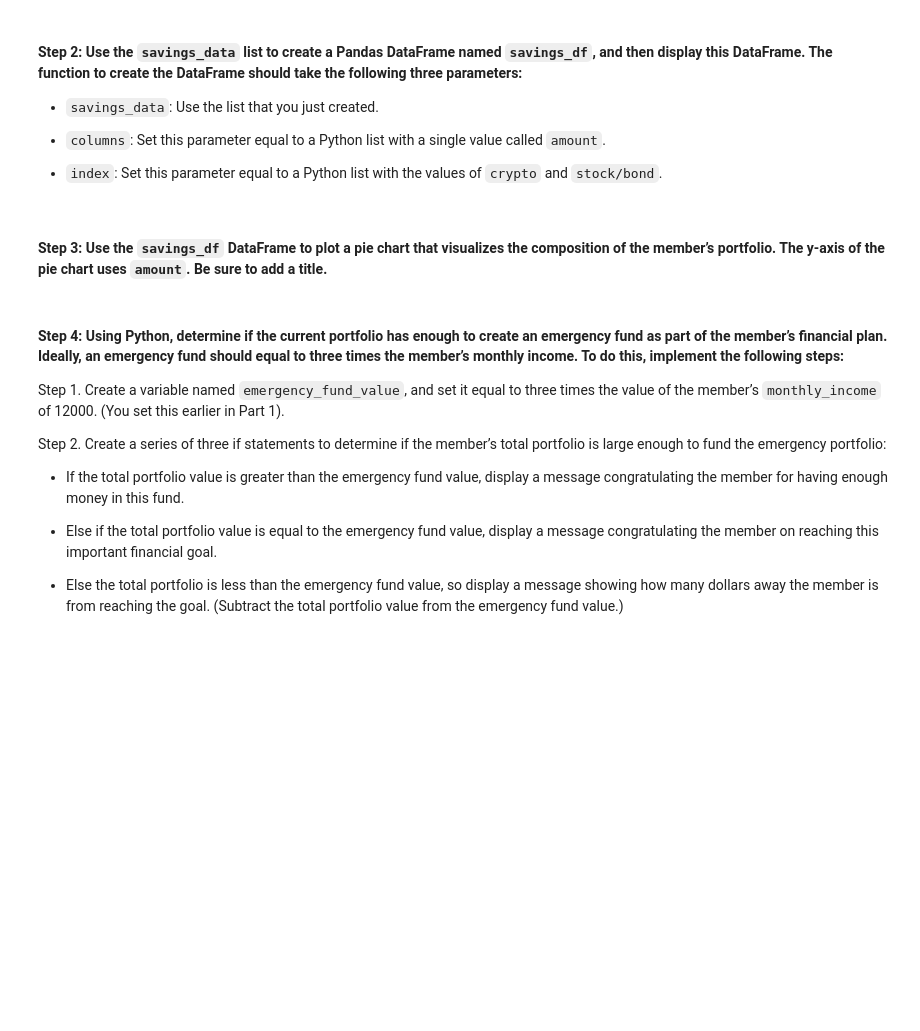
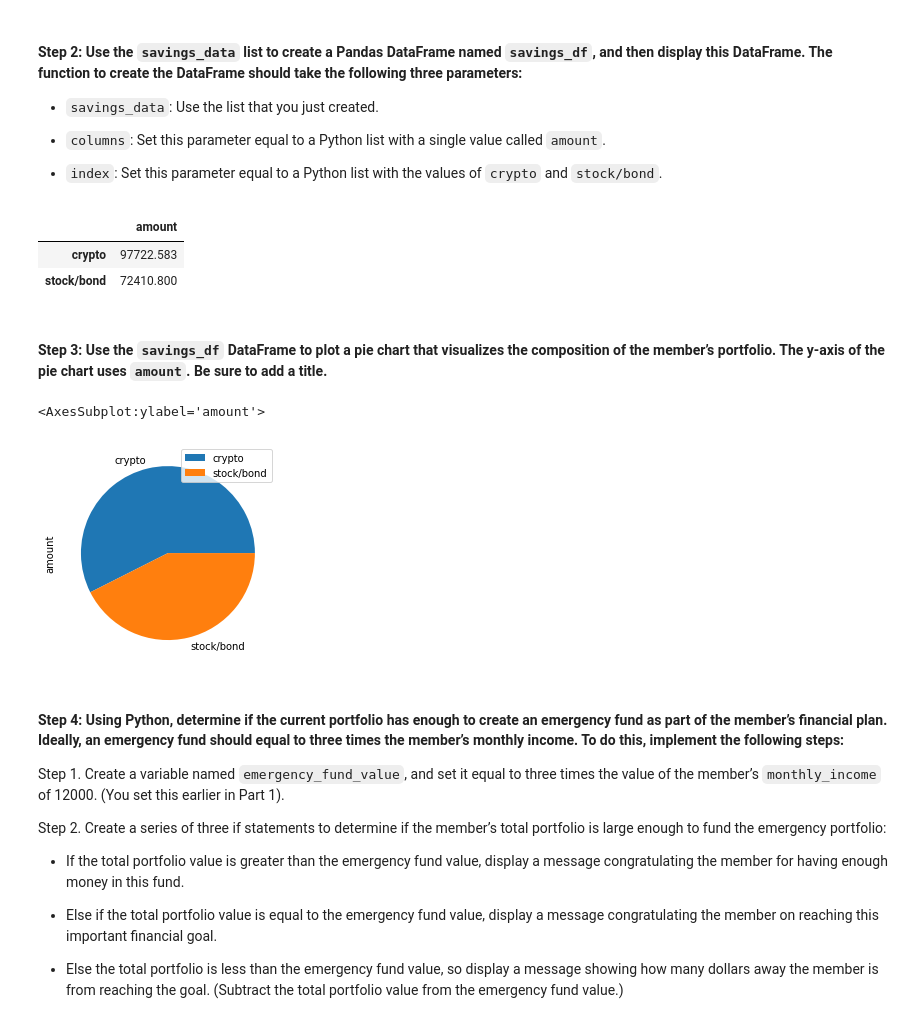
Before and after one commit to phodsman/Credit-Union-Member-Financial-Planner, a Jupyter notebook: financial_planning_tools.ipynb, the cells around one changed output. Saved outputs shown, nothing was run; the diff lists cells and outputs as text; code cells hidden in the pictures; blank space fills up the shorter version.

Commit message:
implemented calculation of total stock and bond portfolio, total value of portfolio, data frame for portfolio, and pie chart illustrating composition of portfolio

```diff
--- a/financial_planning_tools.ipynb
+++ b/financial_planning_tools.ipynb
@@ -229,6 +233,6 @@ agg_value = # YOUR CODE HERE
 # %%
 # Calculate the current value of the stock portion of the portfolio
-spy_value = # YOUR CODE HERE
+spy_value = spy_shares * spy_close_price
 
 # Print the current value of the stock portfolio
-# YOUR CODE HERE
+print(spy_value)
@@ -235,6 +241,6 @@ spy_value = # YOUR CODE HERE
 # %%
 # Calculate the total value of the stock and bond portion of the portfolio
-total_stocks_bonds = # YOUR CODE HERE
+total_stocks_bonds = agg_value + spy_value
 
 # Print the current balance of the stock and bond portion of the portfolio
-# YOUR CODE HERE
+print(total_stocks_bonds)
@@ -277,7 +287,7 @@ In this section, you’ll use the valuations for the cryptocurrency wallet and f
 #### Step 1: Create a Python list named `savings_data` that has two elements. The first element contains the total value of the cryptocurrency wallet. The second element contains the total value of the stock and bond portions of the portfolio.
 # %%
 # Consolidate financial assets data into a Python list
-# YOUR CODE HERE
+savings_data = [total_crypto_wallet, total_stocks_bonds]
 
 # Review the Python list savings_data
-# YOUR CODE HERE
+print(savings_data)
@@ -291,15 +303,22 @@ In this section, you’ll use the valuations for the cryptocurrency wallet and f
 - `index`: Set this parameter equal to a Python list with the values of `crypto` and `stock/bond`.
 # %%
 # Create a Pandas DataFrame called savings_df
-# YOUR CODE HERE
+savings_df = pd.DataFrame(savings_data, columns=["amount"], index=["crypto", "stock/bond"])
 
 # Display the savings_df DataFrame
-# YOUR CODE HERE
+display(savings_df)
+# %% [output]
+|  | amount |
+| crypto | 97722.583 |
+| stock/bond | 72410.800 |
 # %% [markdown]
 #### Step 3: Use the `savings_df` DataFrame to plot a pie chart that visualizes the composition of the member’s portfolio. The y-axis of the pie chart uses `amount`. Be sure to add a title.
 # %%
 # Plot the total value of the member's portfolio (crypto and stock/bond) in a pie chart
-# YOUR CODE HERE
+savings_df.plot(kind="pie", y="amount")
+# %% [output]
+<AxesSubplot:ylabel='amount'>
+[figure, added]
 # %% [markdown]
 #### Step 4: Using Python, determine if the current portfolio has enough to create an emergency fund as part of the member’s financial plan. Ideally, an emergency fund should equal to three times the member’s monthly income. To do this, implement the following steps:
 
```
Also changed, not shown: parts of 6 cells of this notebook.
